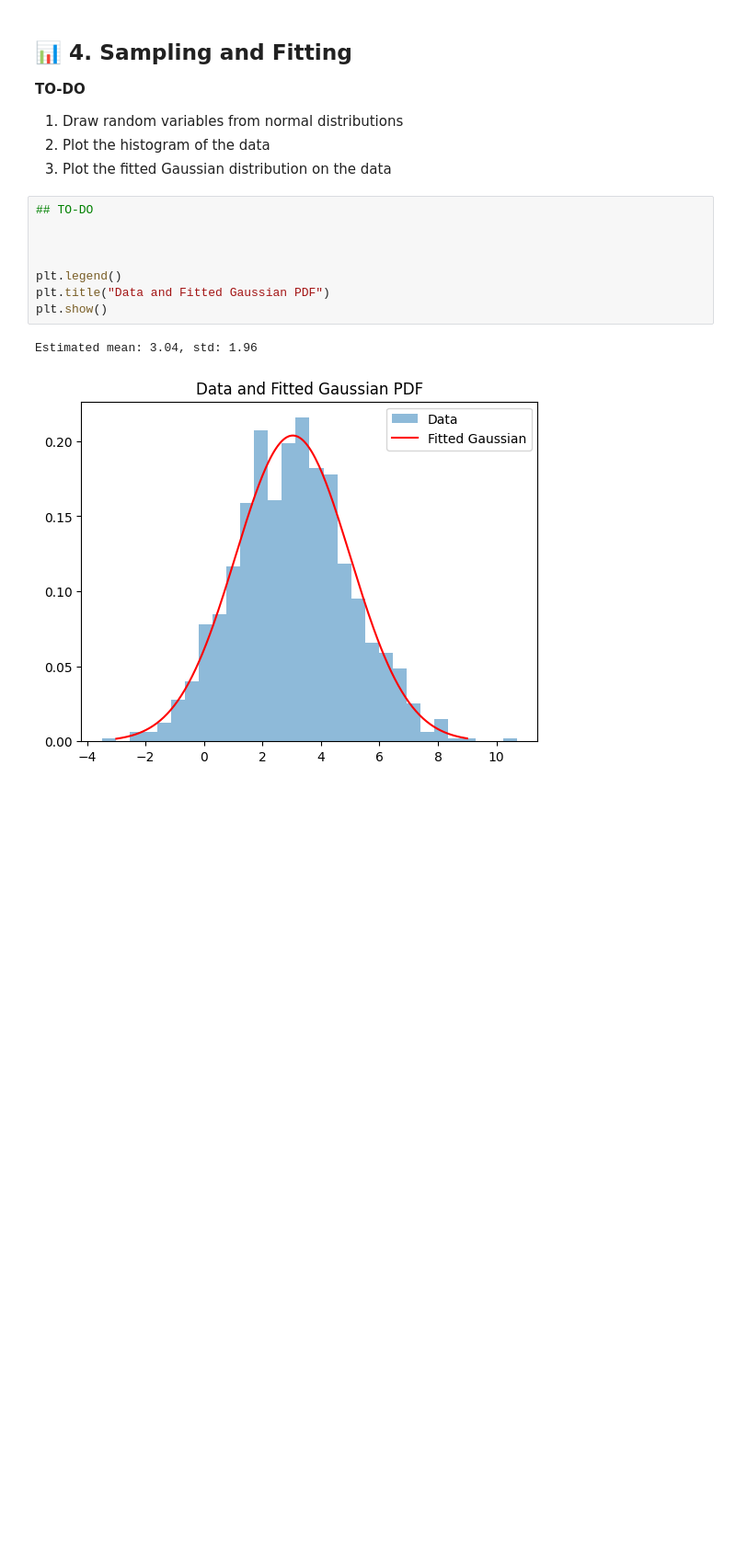
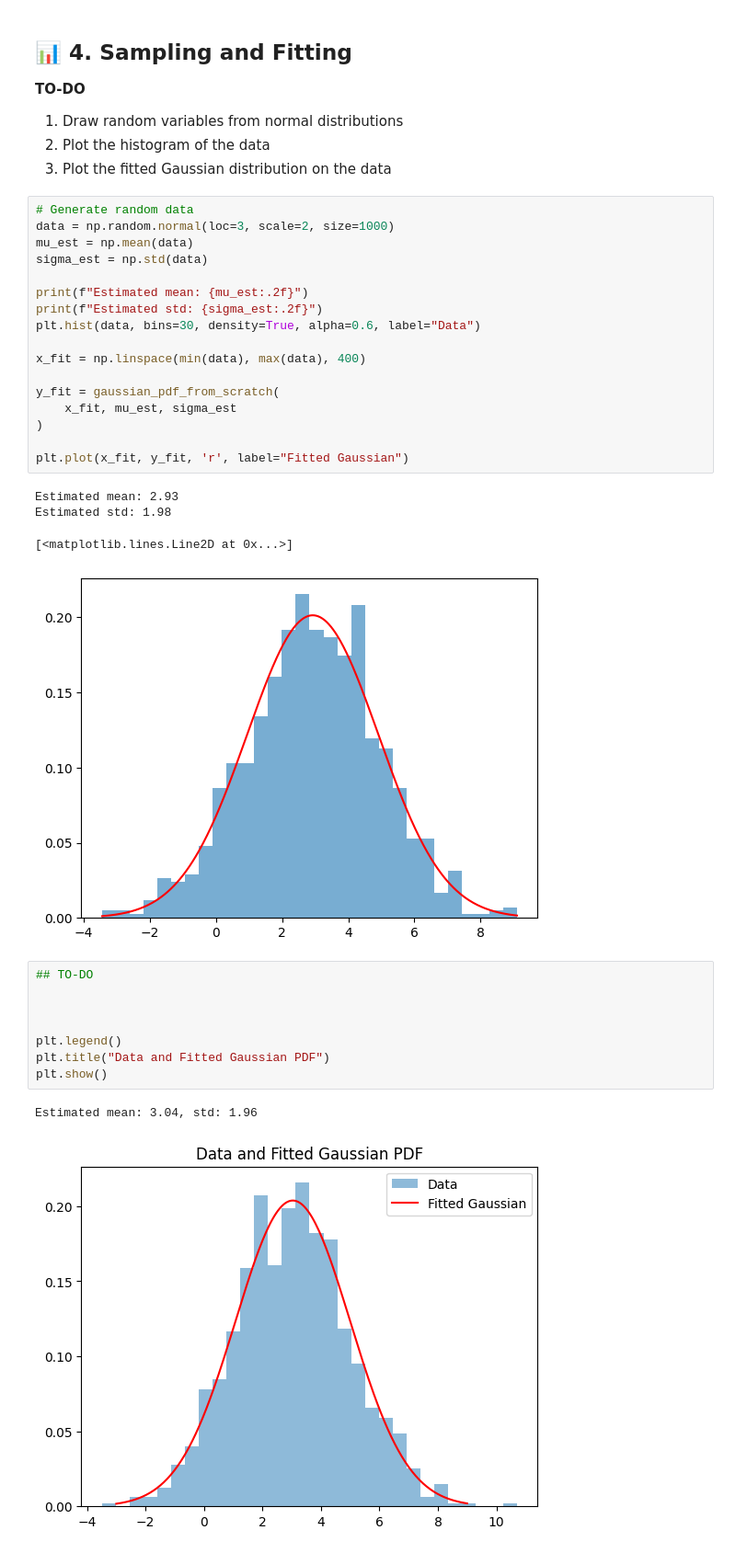
Before and after one commit to manar-amar/DQL, a Jupyter notebook: gaussian_kl_tutorial.ipynb, the cells around one changed output. Shown at 92% size. Drawn from its saved outputs; the diff is of its cells as text; blank space fills up the shorter version.

```diff
--- a/gaussian_kl_tutorial.ipynb
+++ b/gaussian_kl_tutorial.ipynb
@@ -60,6 +93,28 @@ NameError: name 'np' is not defined
 1. Draw random variables from normal distributions
 2. Plot the histogram of the data
 3. Plot the fitted Gaussian distribution on the data
+# %%
+# Generate random data
+data = np.random.normal(loc=3, scale=2, size=1000)
+mu_est = np.mean(data)
+sigma_est = np.std(data)
+
+print(f"Estimated mean: {mu_est:.2f}")
+print(f"Estimated std: {sigma_est:.2f}")
+plt.hist(data, bins=30, density=True, alpha=0.6, label="Data")
+
+x_fit = np.linspace(min(data), max(data), 400)
+
+y_fit = gaussian_pdf_from_scratch(
+    x_fit, mu_est, sigma_est
+)
+
+plt.plot(x_fit, y_fit, 'r', label="Fitted Gaussian")
+# %% [output]
+Estimated mean: 2.93
+Estimated std: 1.98
+[<matplotlib.lines.Line2D at 0x...>]
+[figure, added]
 # %%
 ## TO-DO
 
```
Also changed, not shown: parts of 11 cells of this notebook.
